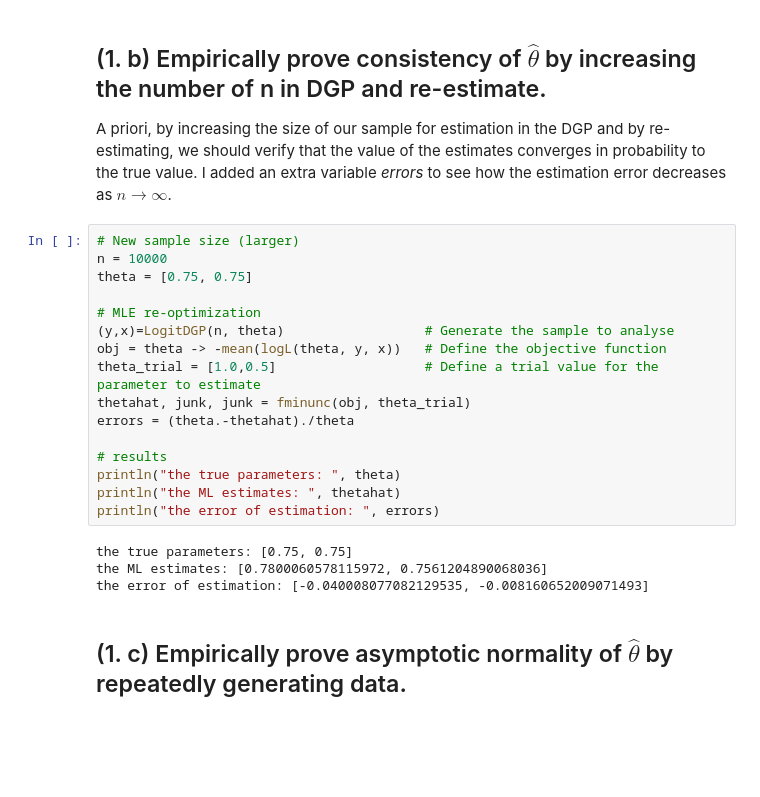
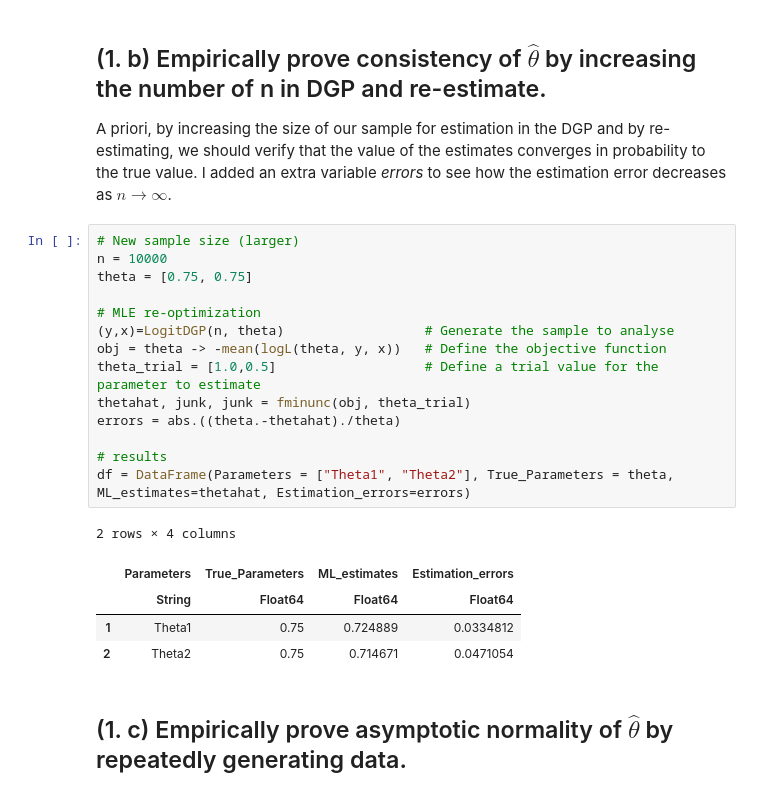
Before and after one commit to naia18/Problem-Set-2, a Jupyter notebook: ex1.ipynb, the cells around one changed output. Cells and saved outputs as stored; diff of their text form; blank space fills up the shorter version.

```diff
--- a/ex1.ipynb
+++ b/ex1.ipynb
@@ -152,23 +153,23 @@ A priori, by increasing the size of our sample for estimation in the DGP and by
 # %%
 # New sample size (larger)
 n = 10000
 theta = [0.75, 0.75]
 
 # MLE re-optimization
 (y,x)=LogitDGP(n, theta)                  # Generate the sample to analyse
 obj = theta -> -mean(logL(theta, y, x))   # Define the objective function
 theta_trial = [1.0,0.5]                   # Define a trial value for the parameter to estimate
 thetahat, junk, junk = fminunc(obj, theta_trial)
-errors = (theta.-thetahat)./theta
+errors = abs.((theta.-thetahat)./theta)
 
 # results
-println("the true parameters: ", theta)
-println("the ML estimates: ", thetahat)
-println("the error of estimation: ", errors)
+df = DataFrame(Parameters = ["Theta1", "Theta2"], True_Parameters = theta, ML_estimates=thetahat, Estimation_errors=errors)
 # %% [output]
-the true parameters: [0.75, 0.75]
-the ML estimates: [0.7800060578115972, 0.7561204890068036]
-the error of estimation: [-0.040008077082129535, -0.008160652009071493]
+2 rows × 4 columns
+|  | Parameters | True_Parameters | ML_estimates | Estimation_errors |
+|  | String | Float64 | Float64 | Float64 |
+| 1 | Theta1 | 0.75 | 0.724889 | 0.0334812 |
+| 2 | Theta2 | 0.75 | 0.714671 | 0.0471054 |
 # %% [markdown]
 ## (1. c) Empirically prove asymptotic normality of $\hat{\theta}$ by repeatedly generating data.
 # %%
```
Also changed, not shown: parts of 1 cell of this notebook, 12 other files.
